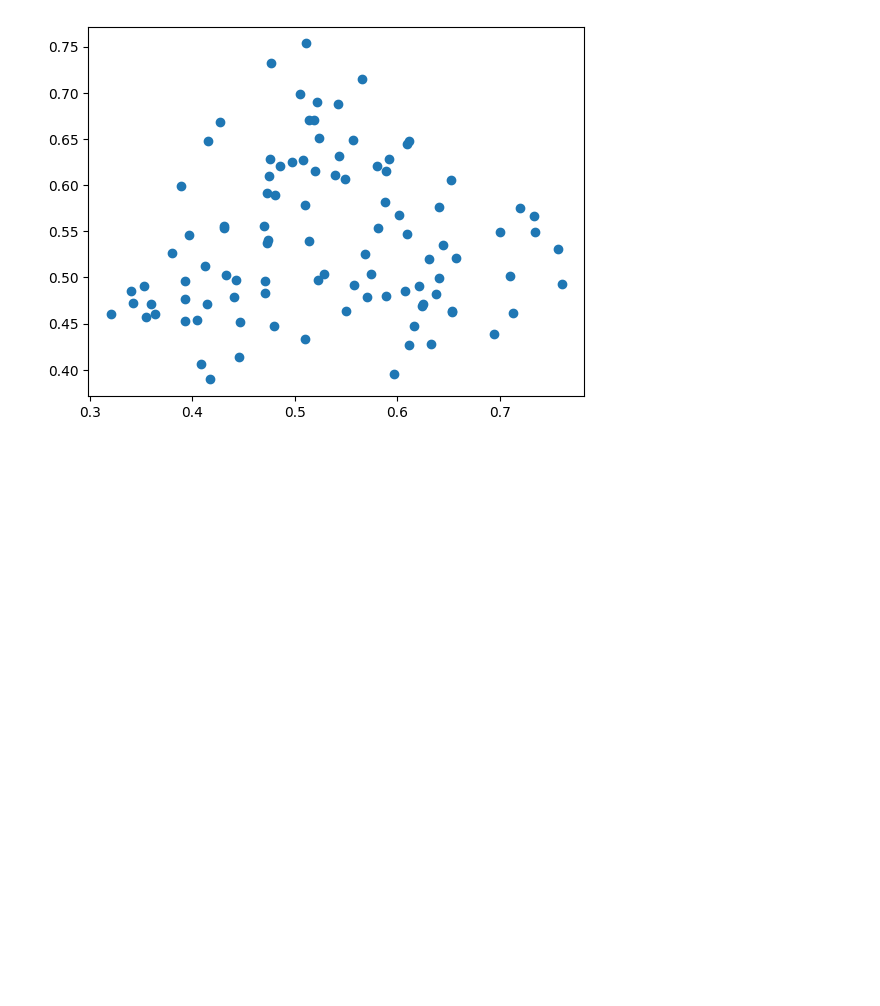
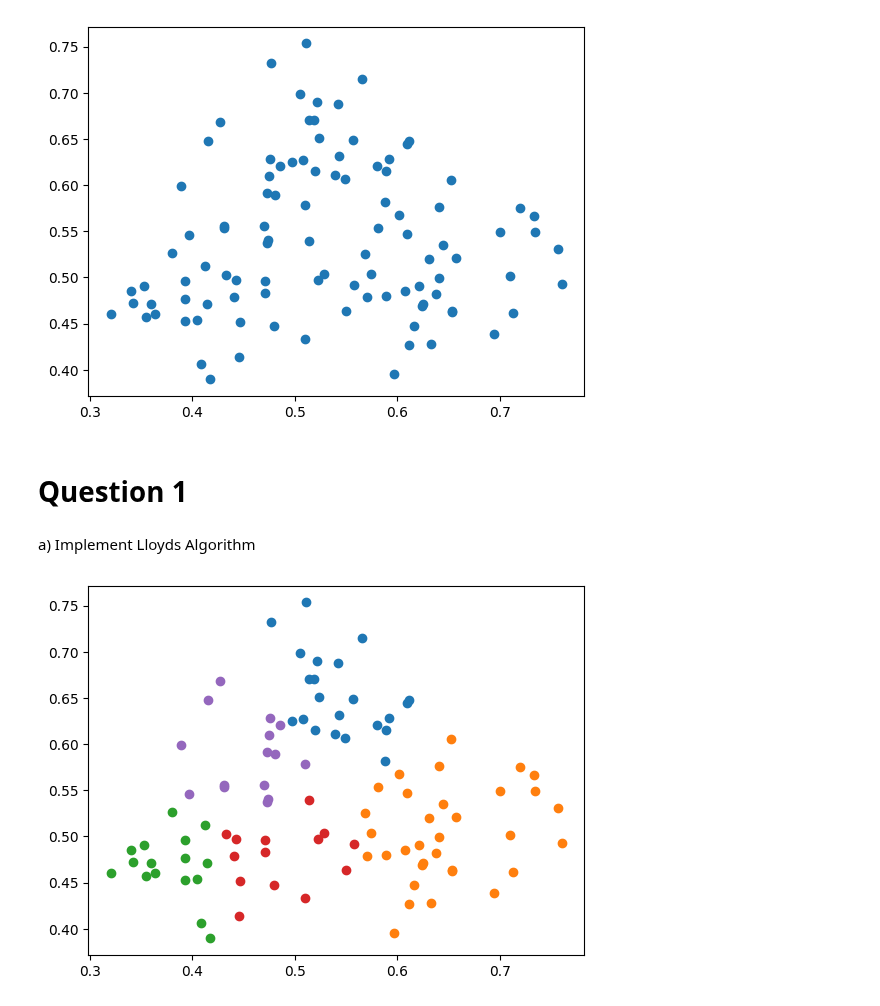
Before and after one commit to jgray9/CMSC678_Assignment4, a Jupyter notebook: homework4.ipynb, the cells around one changed output. Cells and saved outputs as stored; diff of their text form; code cells hidden in the pictures; blank space fills up the shorter version.

Commit message:
implemented lloyds algorithm

```diff
--- a/homework4.ipynb
+++ b/homework4.ipynb
@@ -3,7 +7,7 @@ import matplotlib.pyplot as plt
 # %%
 data = []
 with open('data') as file:
-    for i, line in enumerate(file):
+    for line in file:
         p = line.replace('\n', '').split(' ')
         data.append([float(q) for q in p])
 # %%
@@ -11,3 +15,52 @@ plt.scatter([d[0] for d in data], [d[1] for d in data])
 plt.show()
 # %% [output]
 [figure]
+# %% [markdown]
+# Question 1
+# %% [markdown]
+a) Implement Lloyds Algorithm
+# %%
+def distance(p_i, p_j):
+    return (p_i[0] - p_j[0])**2 + (p_i[1] - p_j[1])**2
+# def distance(x_1, x_2):
+    # d = 0
+    # for i in [0,1]:
+    #     d += ( x_1[i] - x_2[i] )**2
+    # return d
+
+def lloyd(K: int):
+    N = len(data)
+
+    # initialize cluster centers
+    u = [ data[randint(0, N - 1)] for k in range(K) ]
+    prev_u = [[0,0] for k in range(K)]
+
+    # repeat until convergence
+    while True:
+        # assign every point to nearest cluster
+        S = [[] for k in range(K)]
+        for i in range(N):
+            distances = [distance(data[i],u[k]) for k in range(K)]
+            nearest_K = np.argmin(distances)
+            S[nearest_K].append(i)
+
+        # get mean for each cluster
+        prev_u = u.copy()
+        for k in range(K):
+            k_size = len(S[k])
+            k_sum_x = np.sum([ data[i][0] for i in S[k] ])
+            k_sum_y = np.sum([ data[i][1] for i in S[k] ])
+            u[k] = [ k_sum_x/k_size, k_sum_y/k_size ]
+
+        # check convergence
+        max_difference = np.max([ distance(u[k], prev_u[k]) for k in range(K) ])
+        if max_difference < 0.000001:
+            return S
+# %%
+S = lloyd(5)
+
+for k in range(len(S)):
+    plt.scatter([ data[i][0] for i in S[k] ], [ data[i][1] for i in S[k] ])
+plt.show()
+# %% [output]
+[figure, added]
```
Also changed, not shown: parts of 2 cells of this notebook.
